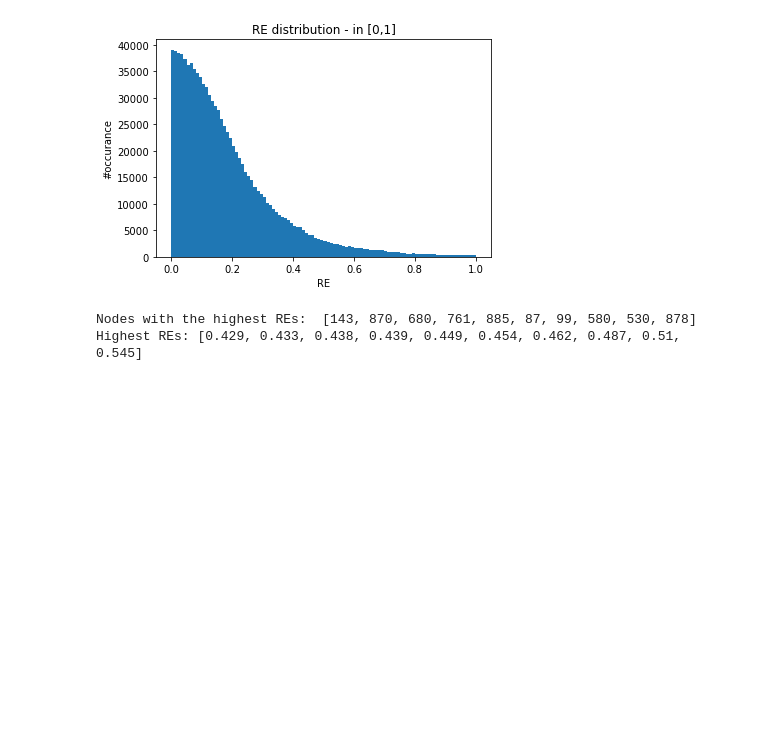
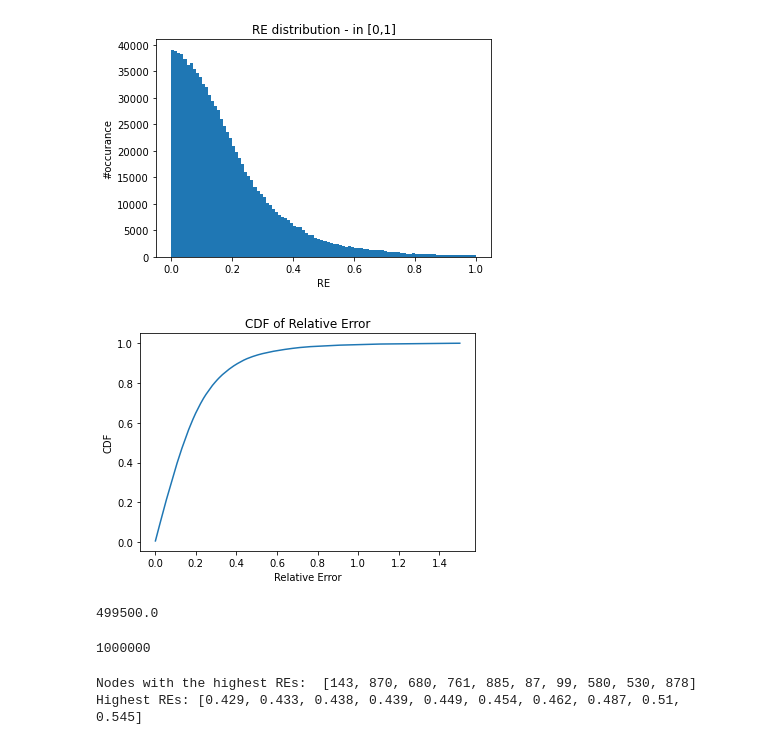
Before and after one commit to Dibbeding/SNACSprojectOrionRigel, a Jupyter notebook: embed/Project.ipynb, the cells around one changed output. Cells and saved outputs as stored; diff of their text form; code cells hidden in the pictures; blank space fills up the shorter version.

```diff
--- a/embed/Project.ipynb
+++ b/embed/Project.ipynb
@@ -232,6 +263,28 @@ plt.show()
 # %% [output]
 [figure]
 [figure]
+# %%
+# Cumulative Distribution Function of the Distribution if Relative Errors
+
+base = [relative_errors_total[i] for i in range(len(relative_errors_total)) if (relative_errors_total[i] < 1.5 and relative_errors_total[i] > 0.0)]
+count, bins_count = np.histogram(base, bins=1000)
+pdf = count / sum(count)
+cdf = np.cumsum(pdf)
+plt.plot(bins_count[1:], cdf, label="CDF")
+plt.title('CDF of Relative Error')
+plt.xlabel('Relative Error')
+plt.ylabel('CDF')
+plt.show()
+# %% [output]
+[figure, added]
+# %%
+1000*999/2
+# %% [output]
+499500.0
+# %%
+len(relative_errors_total)
+# %% [output]
+1000000
 # %%
 # Is there any extremely bad node???
 
```
Also changed, not shown: parts of 2 cells of this notebook, 5 other files.
